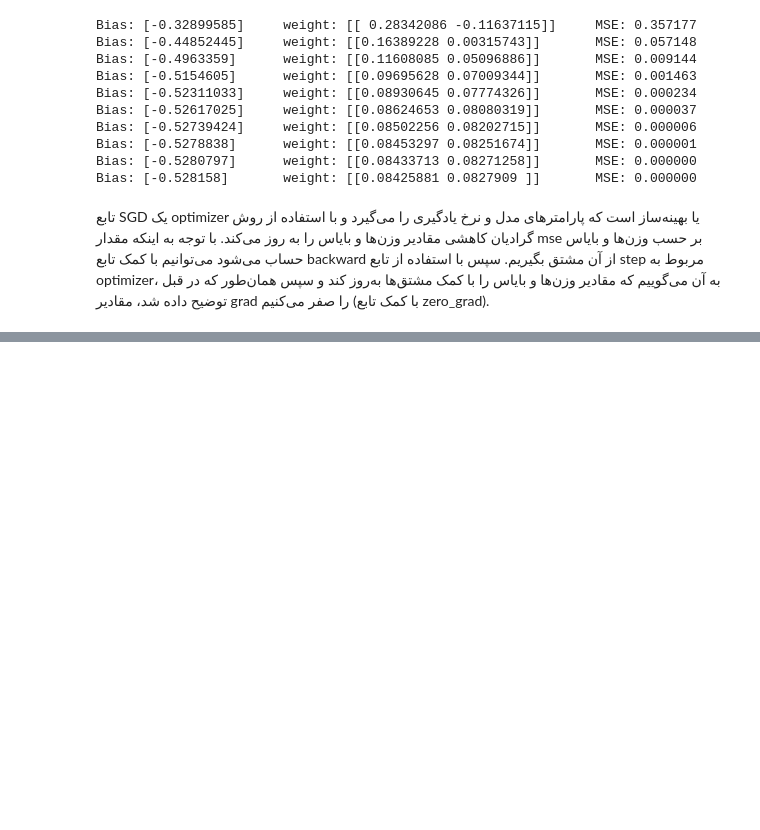
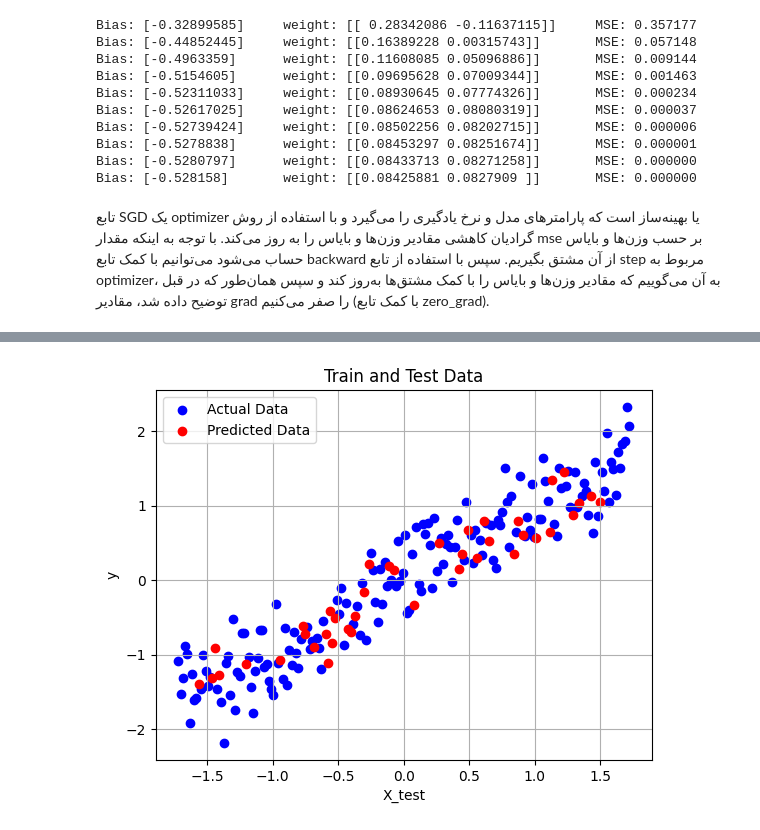
Before and after one commit to aghababaei-alireza/AI_Darsman, a Jupyter notebook: Semester 6 - Deep Learning/Learn/Part2-PyTorchLibrary.ipynb, the cells around one changed output, grey strips where cells are left out. Saved outputs shown, nothing was run; the diff lists cells and outputs as text; code cells hidden in the pictures; blank space fills up the shorter version.

Commit message:
S6-Video11_PyTorch_Part7_SingleNeuron_LinearModel

```diff
--- a/Semester 6 - Deep Learning/Learn/Part2-PyTorchLibrary.ipynb
+++ b/Semester 6 - Deep Learning/Learn/Part2-PyTorchLibrary.ipynb
@@ -1501,0 +1518,3 @@ Bias: [-0.528158]       weight: [[0.08425881 0.0827909 ]]       MSE: 0.000000
+# %%
+df = pd.read_csv('/content/drive/MyDrive/Darsman AI Course/Deep Learning/neuroun_test_dataset2.csv')
+df
@@ -1501,0 +1535,23 @@ Bias: [-0.528158]       weight: [[0.08425881 0.0827909 ]]       MSE: 0.000000
+# %%
+# Convert to pytorch tensors
+X = torch.FloatTensor(df['x'].values).unsqueeze(1)
+Y = torch.FloatTensor(df['y'].values).unsqueeze(1)
+# %%
+# Standardization
+X = (X - X.mean()) / X.std()
+Y = (Y - Y.mean()) / Y.std()
+# %%
+# Split data
+X_train, X_test, y_train, y_test = train_test_split(X, Y, test_size=0.2, random_state=42)
+# %%
+# Plot training and test data
+plt.scatter(X_train.numpy(), y_train.numpy(), color='blue', label='Actual Data')
+plt.scatter(X_test.numpy(), y_test.numpy(), color='red', label='Predicted Data')
+plt.xlabel('X_test')
+plt.ylabel('y')
+plt.title('Train and Test Data')
+plt.grid(True)
+plt.legend()
+plt.show()
+# %% [output]
+[figure, added]
```
Also changed, not shown: parts of 8 cells of this notebook.
